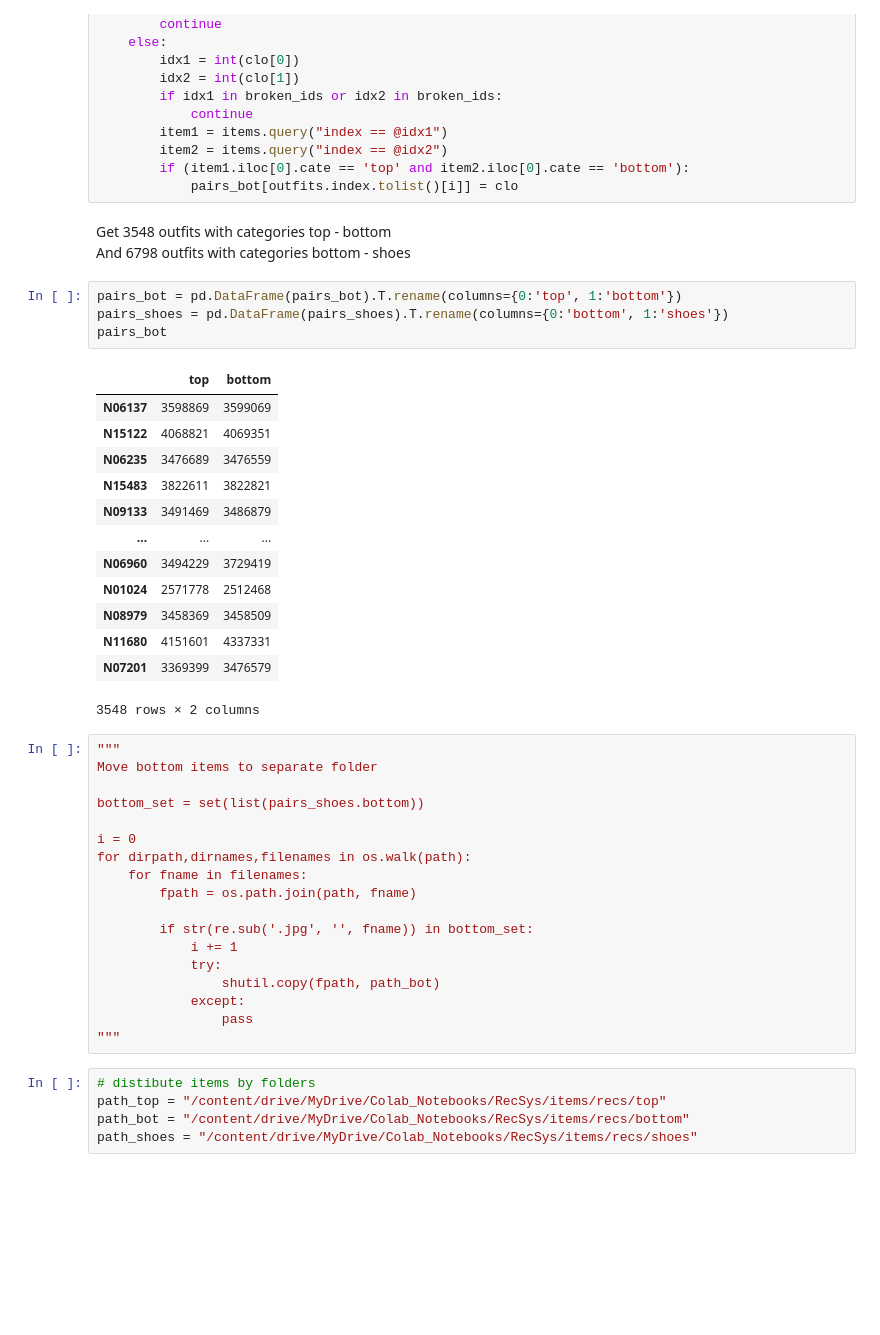
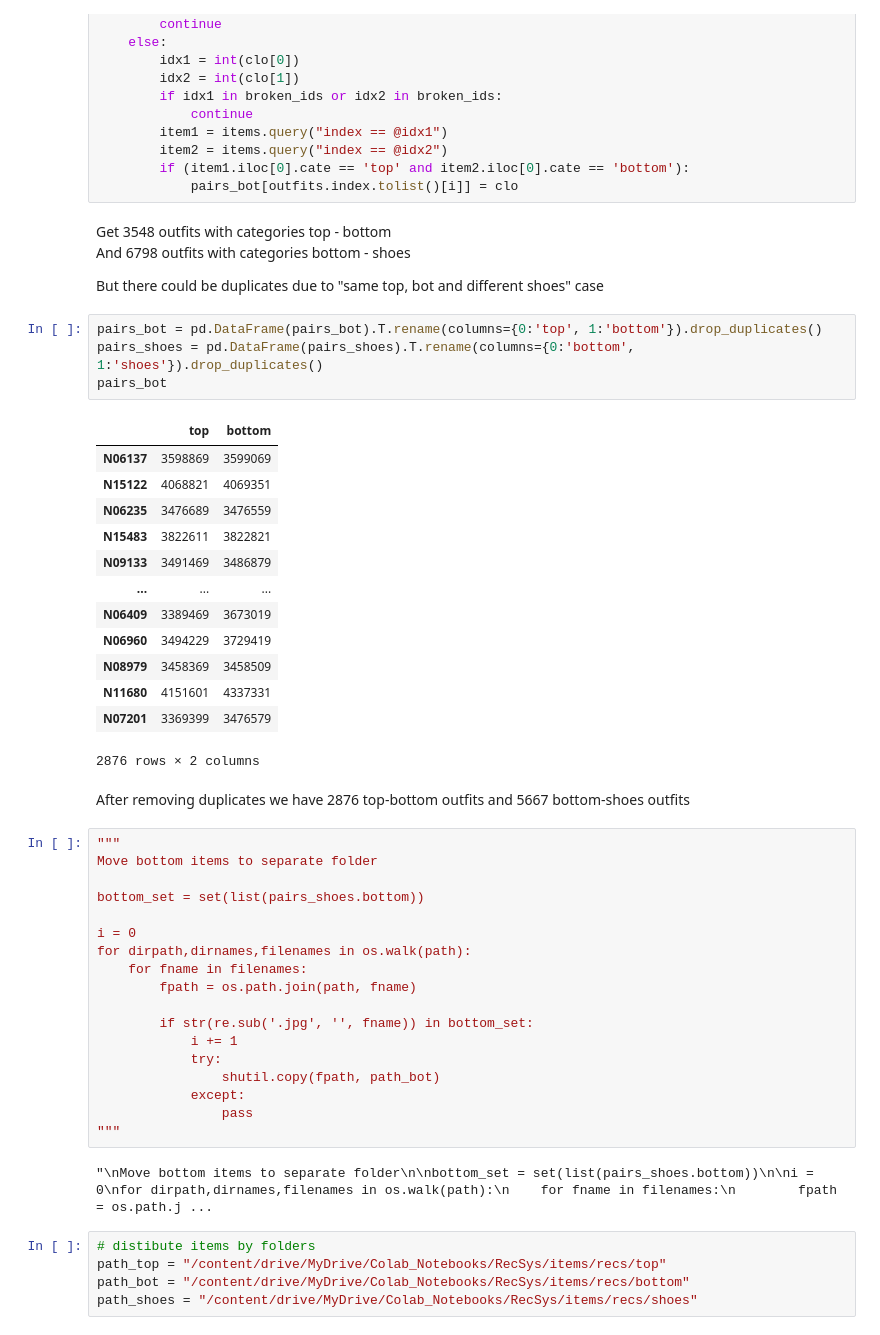
Before and after one commit to trixdade/RecVAE, a Jupyter notebook: notebooks/Preparing_FOTOS_dataset.ipynb, the cells around one changed output. Saved outputs shown, nothing was run; the diff lists cells and outputs as text; blank space fills up the shorter version.

Commit message:
drop duplicates from outfit pairs

```diff
--- a/notebooks/Preparing_FOTOS_dataset.ipynb
+++ b/notebooks/Preparing_FOTOS_dataset.ipynb
@@ -117,24 +118,28 @@ for i in range(outfits.shape[0]):
 # %% [markdown]
 Get 3548 outfits with categories top - bottom
 And 6798 outfits with categories bottom - shoes
+
+But there could be duplicates due to "same top, bot and different shoes" case
 # %%
-pairs_bot = pd.DataFrame(pairs_bot).T.rename(columns={0:'top', 1:'bottom'})
-pairs_shoes = pd.DataFrame(pairs_shoes).T.rename(columns={0:'bottom', 1:'shoes'})
+pairs_bot = pd.DataFrame(pairs_bot).T.rename(columns={0:'top', 1:'bottom'}).drop_duplicates()
+pairs_shoes = pd.DataFrame(pairs_shoes).T.rename(columns={0:'bottom', 1:'shoes'}).drop_duplicates()
 pairs_bot
 # %% [output]
 |  | top | bottom |
 | N06137 | 3598869 | 3599069 |
 | N15122 | 4068821 | 4069351 |
 | N06235 | 3476689 | 3476559 |
 | N15483 | 3822611 | 3822821 |
 | N09133 | 3491469 | 3486879 |
 | ... | ... | ... |
+| N06409 | 3389469 | 3673019 |
 | N06960 | 3494229 | 3729419 |
-| N01024 | 2571778 | 2512468 |
 | N08979 | 3458369 | 3458509 |
 | N11680 | 4151601 | 4337331 |
 | N07201 | 3369399 | 3476579 |
-3548 rows × 2 columns
+2876 rows × 2 columns
+# %% [markdown]
+After removing duplicates we have 2876 top-bottom outfits and 5667 bottom-shoes outfits
 # %%
 """
 Move bottom items to separate folder
@@ -153,6 +158,8 @@ for dirpath,dirnames,filenames in os.walk(path):
             except:
                 pass
 """
+# %% [output]
+"\nMove bottom items to separate folder\n\nbottom_set = set(list(pairs_shoes.bottom))\n\ni = 0\nfor dirpath,dirnames,filenames in os.walk(path):\n    for fname in filenames:\n        fpath = os.path.j ...
 # %%
 # distibute items by folders
 path_top = "/content/drive/MyDrive/Colab_Notebooks/RecSys/items/recs/top"
```
Also changed, not shown: parts of 22 cells of this notebook.
